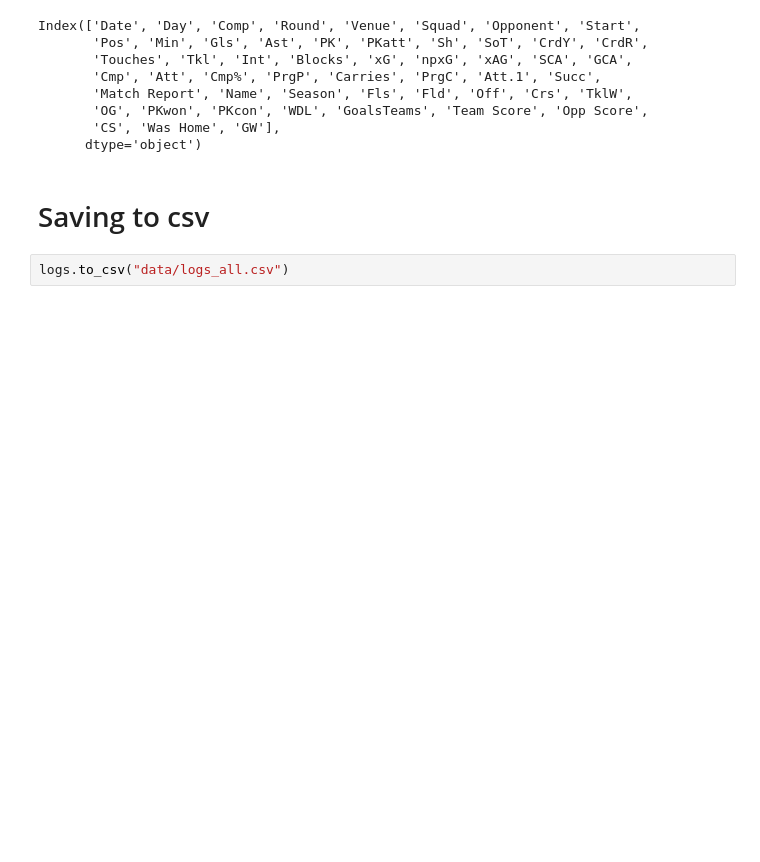
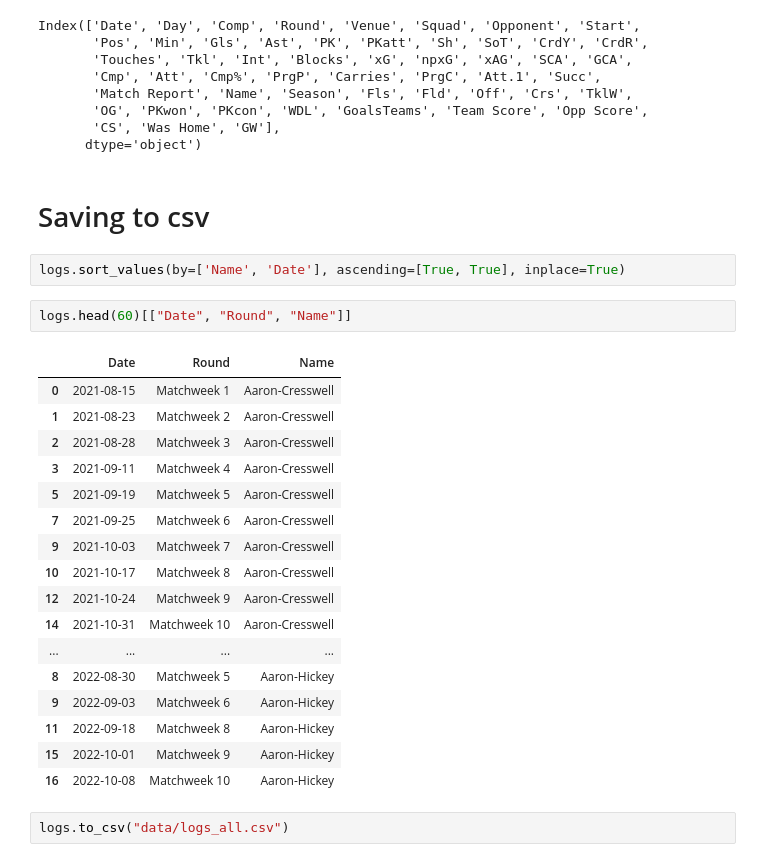
Before and after one commit to Fran3x/FPL_Model, a Jupyter notebook: notebooks/fbref-scrape.ipynb, the cells around one changed output. Cells and saved outputs as stored; diff of their text form; blank space fills up the shorter version.

```diff
--- a/notebooks/fbref-scrape.ipynb
+++ b/notebooks/fbref-scrape.ipynb
@@ -148,6 +148,28 @@ Index(['Date', 'Day', 'Comp', 'Round', 'Venue', 'Squad', 'Opponent', 'Start',
       dtype='object')
 # %% [markdown]
 # Saving to csv
+# %%
+logs.sort_values(by=['Name', 'Date'], ascending=[True, True], inplace=True)
+# %%
+logs.head(60)[["Date", "Round", "Name"]]
+# %% [output]
+|  | Date | Round | Name |
+| 0 | 2021-08-15 | Matchweek 1 | Aaron-Cresswell |
+| 1 | 2021-08-23 | Matchweek 2 | Aaron-Cresswell |
+| 2 | 2021-08-28 | Matchweek 3 | Aaron-Cresswell |
+| 3 | 2021-09-11 | Matchweek 4 | Aaron-Cresswell |
+| 5 | 2021-09-19 | Matchweek 5 | Aaron-Cresswell |
+| 7 | 2021-09-25 | Matchweek 6 | Aaron-Cresswell |
+| 9 | 2021-10-03 | Matchweek 7 | Aaron-Cresswell |
+| 10 | 2021-10-17 | Matchweek 8 | Aaron-Cresswell |
+| 12 | 2021-10-24 | Matchweek 9 | Aaron-Cresswell |
+| 14 | 2021-10-31 | Matchweek 10 | Aaron-Cresswell |
+| ... | ... | ... | ... |
+| 8 | 2022-08-30 | Matchweek 5 | Aaron-Hickey |
+| 9 | 2022-09-03 | Matchweek 6 | Aaron-Hickey |
+| 11 | 2022-09-18 | Matchweek 8 | Aaron-Hickey |
+| 15 | 2022-10-01 | Matchweek 9 | Aaron-Hickey |
+| 16 | 2022-10-08 | Matchweek 10 | Aaron-Hickey |
 # %%
 logs.to_csv("data/logs_all.csv")
 # %% [markdown]
```
Also changed, not shown: parts of 1 cell of this notebook, 4 other files.
